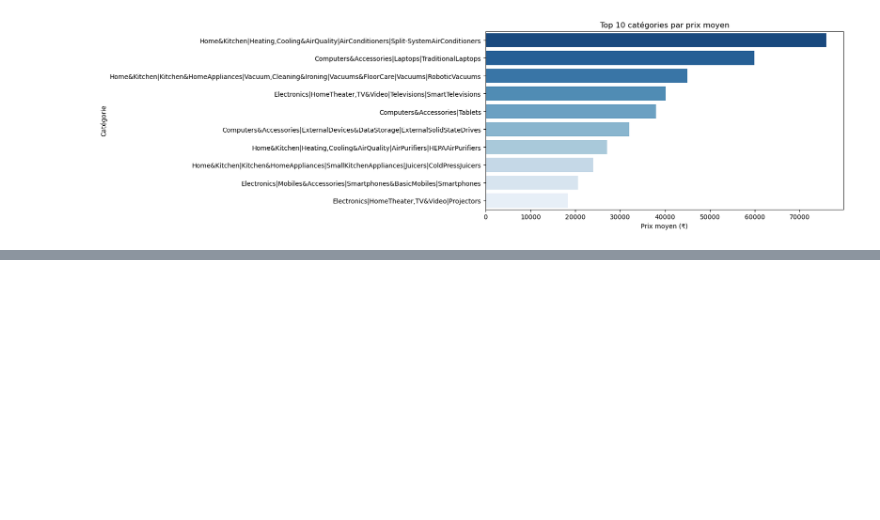
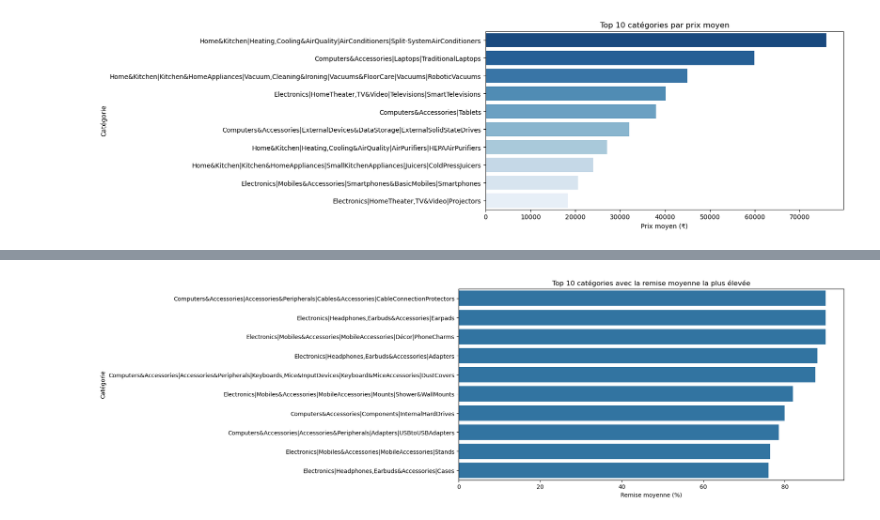
Before and after one commit to salaheddineelazouti/Mini-projet-Amazon-Sales-Dataset, a Jupyter notebook: Exploration du jeu de données Amazon Sales.ipynb, the cells around one changed output, grey strips where cells are left out. Saved outputs shown, nothing was run; the diff lists cells and outputs as text; code cells hidden in the pictures; blank space fills up the shorter version.

```diff
--- a/Exploration du jeu de données Amazon Sales.ipynb
+++ b/Exploration du jeu de données Amazon Sales.ipynb
@@ -256,0 +285,13 @@ Passing `palette` without assigning `hue` is deprecated and will be removed in v
+# %%
+discount_analysis = (
+    df.groupby("category")
+    .agg(
+        average_actual_price=("actual_price", "mean"),
+        average_discount_price=("discounted_price", "mean"),
+        average_discount_percentage=("discount_percentage", "mean"),
+        product_count=("category", "count")
+    )
+    .sort_values(by="average_discount_percentage", ascending=False)
+)
+
+discount_analysis.head(10)
@@ -256,0 +311,19 @@ Passing `palette` without assigning `hue` is deprecated and will be removed in v
+# %%
+import matplotlib.pyplot as plt
+import seaborn as sns
+
+# On sélectionne les 10 catégories avec la remise moyenne la plus élevée
+top_discount_categories = discount_analysis.head(10)
+
+plt.figure(figsize=(12, 6))
+sns.barplot(
+    x=top_discount_categories["average_discount_percentage"],
+    y=top_discount_categories.index
+)
+
+plt.title("Top 10 catégories avec la remise moyenne la plus élevée")
+plt.xlabel("Remise moyenne (%)")
+plt.ylabel("Catégorie")
+plt.show()
+# %% [output]
+[figure, added]
```
Also changed, not shown: parts of 7 cells of this notebook.
